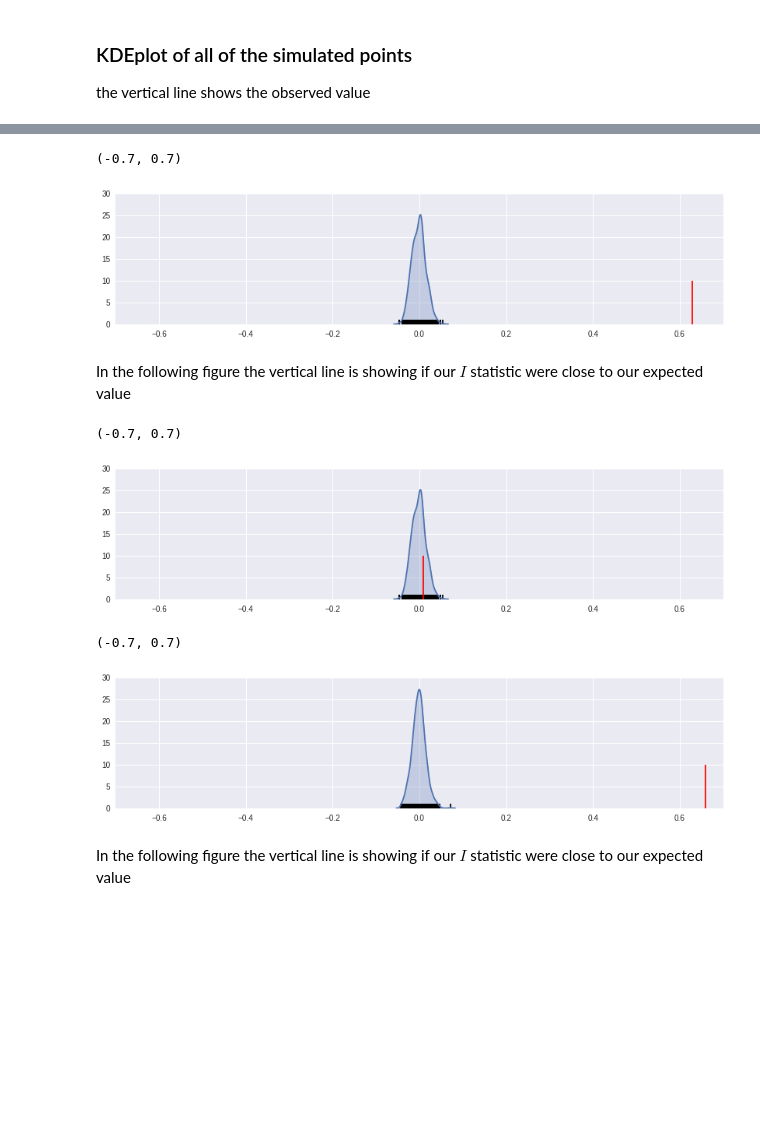
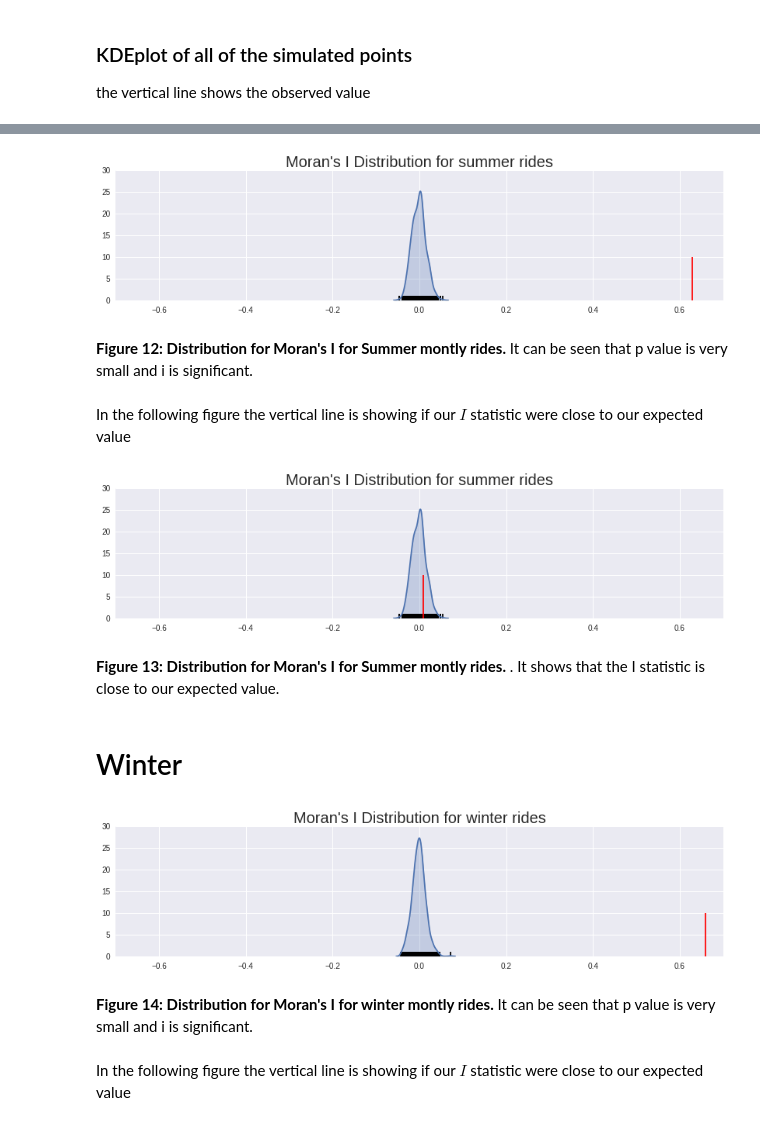
Before and after one commit to esanzglez/PUI2016_esg336, a Jupyter notebook: HW10_esg336/HW10_esg336.ipynb, the cells around one changed output, grey strips where cells are left out. Saved outputs shown, nothing was run; the diff lists cells and outputs as text; code cells hidden in the pictures; blank space fills up the shorter version.

```diff
--- a/HW10_esg336/HW10_esg336.ipynb
+++ b/HW10_esg336/HW10_esg336.ipynb
@@ -671,12 +688,17 @@ plt.rcParams['figure.figsize']=(14,3)
 # Summer
 # %%
 sns.kdeplot(I_MonthlyRide_summer.sim, shade=True)
+
 plt.vlines(I_MonthlyRide_summer.sim, 0, 1)
 plt.vlines(I_MonthlyRide_summer.I, 0, 10, 'r')
 plt.xlim([-.70, .70])
+
+plt.title('Moran\'s I Distribution for summer rides', size = 20)
+plt.show()
 # %% [output]
-(-0.7, 0.7)
-[figure, old version]
+[figure, new version]
+# %% [markdown]
+**Figure 12: Distribution for Moran's I for Summer montly rides.** It can be seen that p value is very small and i is significant.
 # %% [markdown]
 In the following figure the vertical line is showing if our $I$ statistic were close to our expected value
 # %%
@@ -684,6 +706,8 @@ sns.kdeplot(I_MonthlyRide_summer.sim, shade=True)
 plt.vlines(I_MonthlyRide_summer.sim, 0, 1)
 plt.vlines(I_MonthlyRide_summer.EI+.01, 0, 10, 'r')
 plt.xlim([-.70, .70])
+
+plt.title('Moran\'s I Distribution for summer rides', size = 20)
+plt.show()
 # %% [output]
-(-0.7, 0.7)
-[figure, old version]
+[figure, new version]
@@ -692,11 +714,19 @@ plt.xlim([-.70, .70])
+# %% [markdown]
+**Figure 13: Distribution for Moran's I for Summer montly rides.** . It shows that the I statistic is close to our expected value.
+# %% [markdown]
+# Winter
 # %%
 sns.kdeplot(I_MonthlyRide_winter.sim, shade=True)
 plt.vlines(I_MonthlyRide_winter.sim, 0, 1)
 plt.vlines(I_MonthlyRide_winter.I, 0, 10, 'r')
 plt.xlim([-.70, .70])
+
+plt.title('Moran\'s I Distribution for winter rides', size = 20)
+plt.show()
 # %% [output]
-(-0.7, 0.7)
-[figure, old version]
+[figure, new version]
+# %% [markdown]
+**Figure 14: Distribution for Moran's I for winter montly rides.** It can be seen that p value is very small and i is significant.
 # %% [markdown]
 In the following figure the vertical line is showing if our $I$ statistic were close to our expected value
 # %%
```
Also changed, not shown: parts of 21 cells of this notebook.
